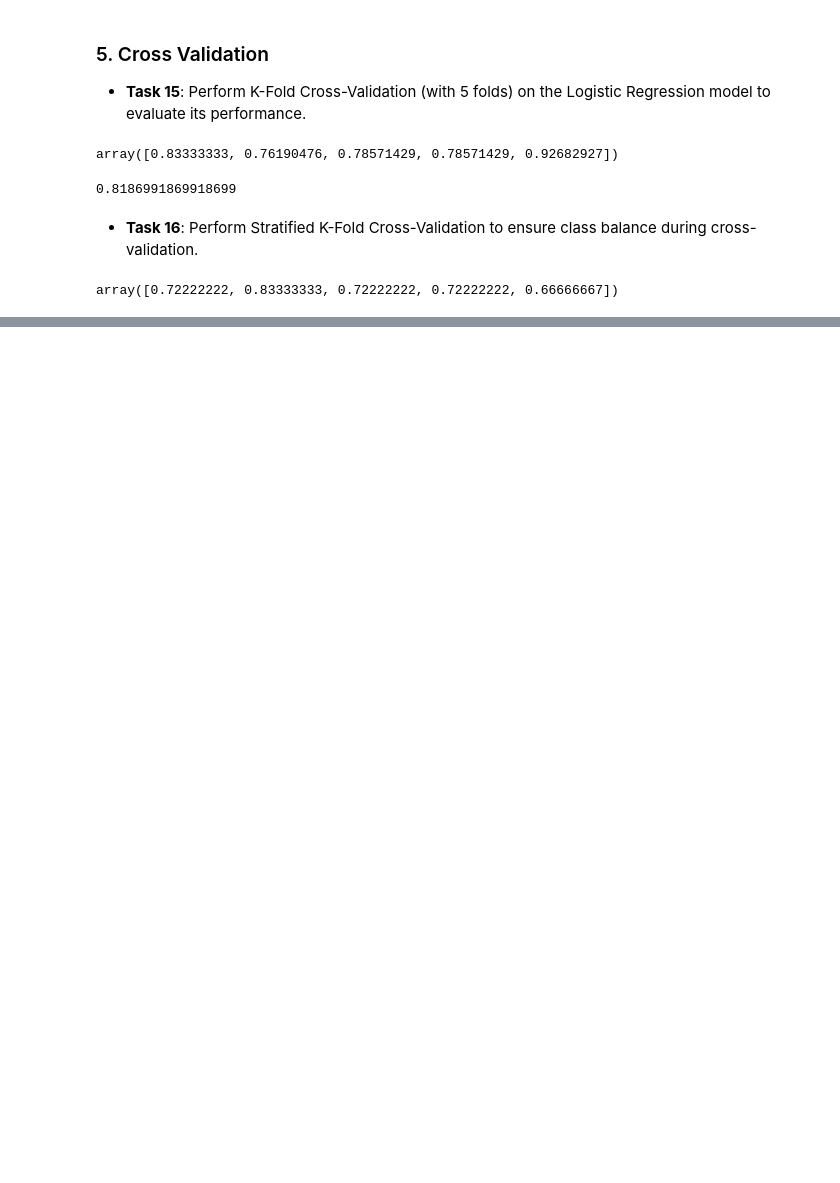
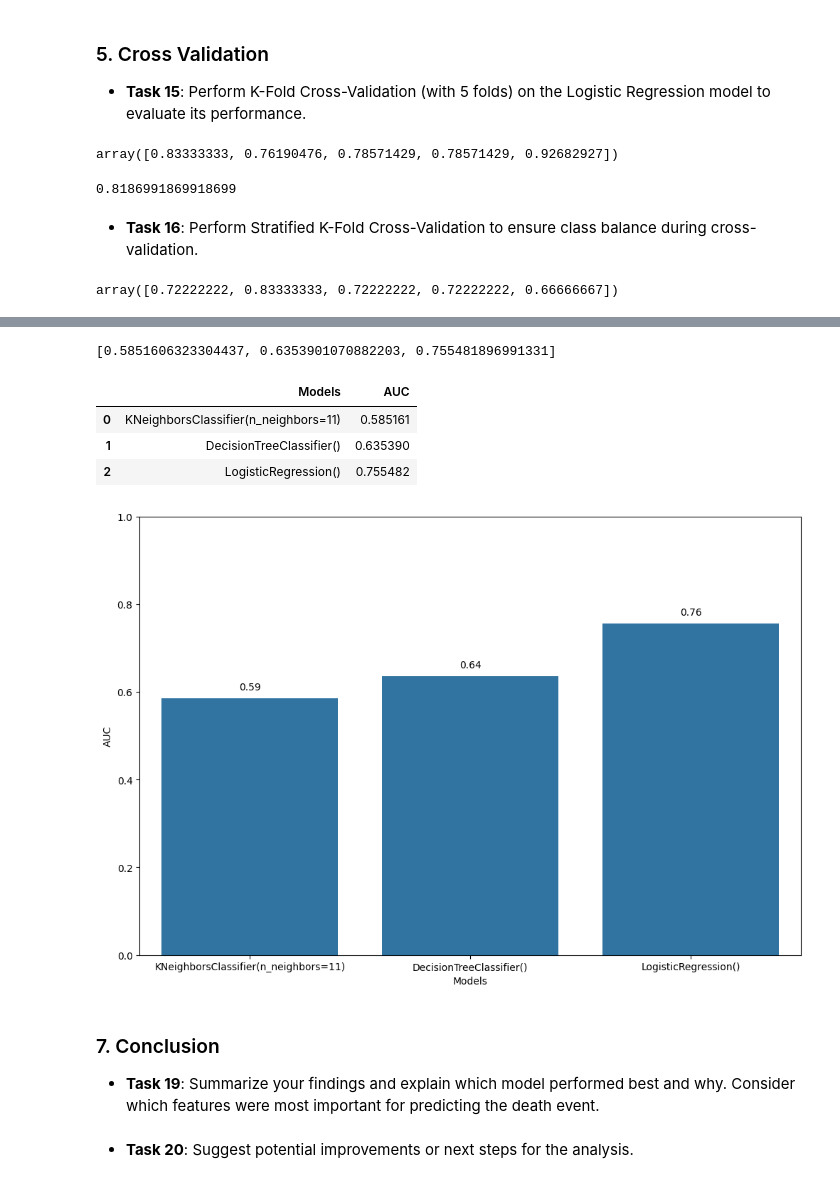
Before and after one commit to rafhan59/Heart-Failure-Prediction-Model, a Jupyter notebook: Assignment_Classification_Model_Evaluation_.ipynb, the cells around one changed output, grey strips where cells are left out. Drawn from its saved outputs; the diff is of its cells as text; code cells hidden in the pictures; blank space fills up the shorter version.

```diff
--- a/Assignment_Classification_Model_Evaluation_.ipynb
+++ b/Assignment_Classification_Model_Evaluation_.ipynb
@@ -348,0 +369,39 @@ NameError: name 'trat_KFold_score' is not defined
+# %%
+auc = []
+for i in models_list:
+   x = roc_auc_score(y_test, i.predict(X_test_scaled))
+   auc.append(x)
+
+auc
+# %% [output]
+[0.5851606323304437, 0.6353901070882203, 0.755481896991331]
+# %%
+d = pd.DataFrame({'Models':models_list, 'AUC':auc})
+d
+# %% [output]
+|  | Models | AUC |
+| 0 | KNeighborsClassifier(n_neighbors=11) | 0.585161 |
+| 1 | DecisionTreeClassifier() | 0.635390 |
+| 2 | LogisticRegression() | 0.755482 |
+# %%
+plt.figure(figsize=(12,8))
+axs = sns.barplot(d, x='Models', y='AUC')
+
+for i in axs.patches:
+    height = i.get_height()
+    axs.text(
+        x=i.get_x() + i.get_width() / 2,
+        y=height+0.02,
+        s=f'{height:.2f}',
+        ha='center'
+    )
+
+plt.ylim(0,1)
+plt.show()
+# %% [output]
+[figure, added]
+# %% [markdown]
+### 7. Conclusion
+- **Task 19**: Summarize your findings and explain which model performed best and why. Consider which features were most important for predicting the death event.
+# %% [markdown]
+- **Task 20**: Suggest potential improvements or next steps for the analysis.
```
Also changed, not shown: parts of 8 cells of this notebook.
